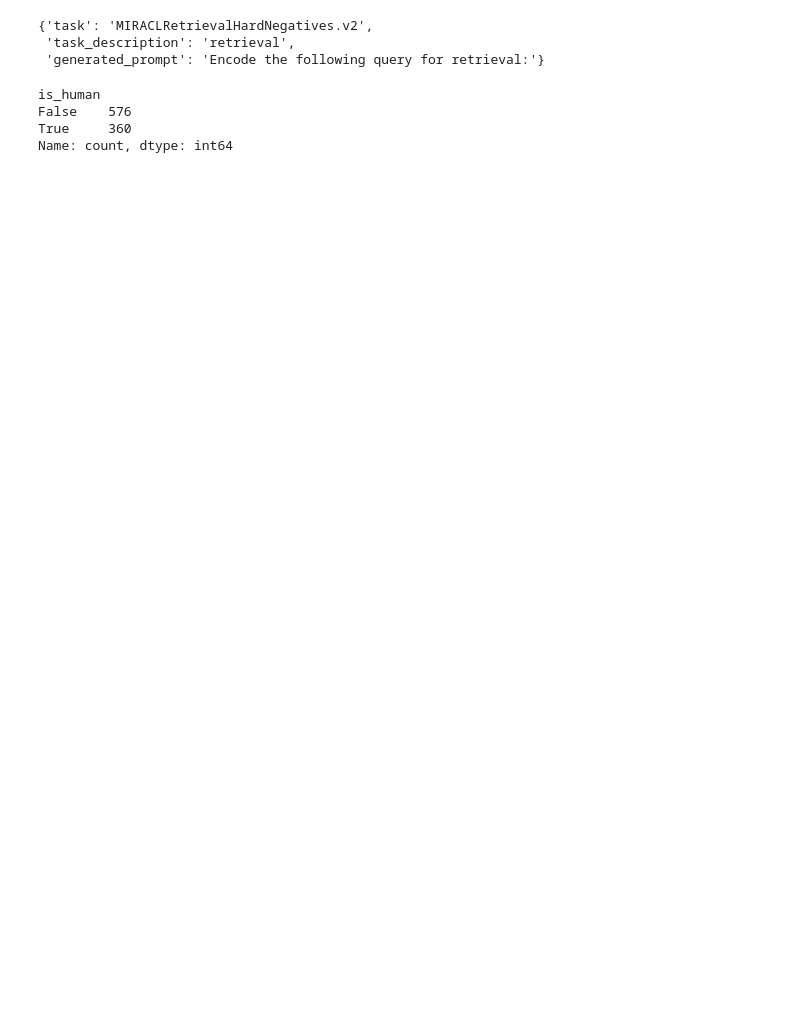
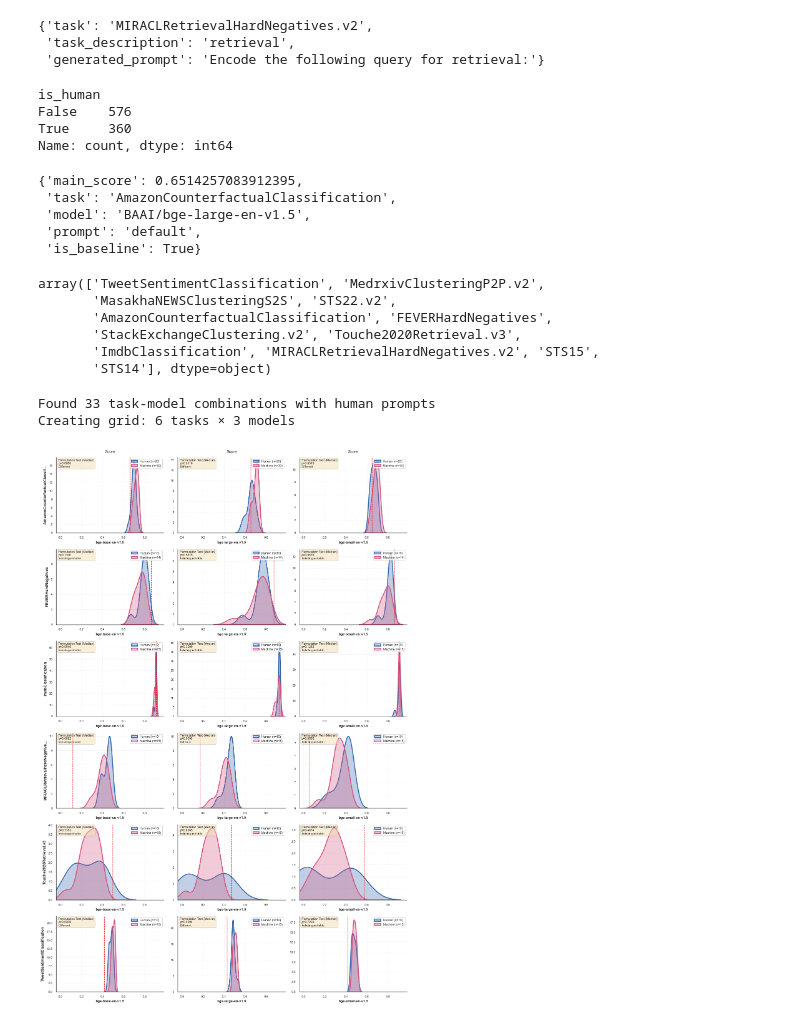
Before and after one commit to centre-for-humanities-computing/instruction-sensitivity-evaluation, a Jupyter notebook: src/data_analysis/CompareDitributions.ipynb, the cells around one changed output. Drawn from its saved outputs; the diff is of its cells as text; code cells hidden in the pictures; blank space fills up the shorter version.

Commit message:
upd analysis and image gen

```diff
--- a/src/data_analysis/CompareDitributions.ipynb
+++ b/src/data_analysis/CompareDitributions.ipynb
@@ -88,0 +91,32 @@ Name: count, dtype: int64
+# %%
+import mteb
+
+cache = mteb.ResultCache()
+# cache.download_from_remote(download_latest=True)
+
+results = cache.load_results(
+    models=df['model'].unique().tolist(),
+    tasks=df['task'].unique().tolist(),
+    include_remote=True, # default
+)
+
+baselines = []
+for result in results:
+    for task in result.task_results:
+        baselines.append(
+            {
+                "main_score": task.main_score,
+                "task": task.task_name,
+                "model": result.model_name,
+                "prompt": "default",
+                "is_baseline": True
+            }
+        )
+# %%
+baselines[0]
+# %% [output]
+{'main_score': 0.6514257083912395,
+ 'task': 'AmazonCounterfactualClassification',
+ 'model': 'BAAI/bge-large-en-v1.5',
+ 'prompt': 'default',
+ 'is_baseline': True}
@@ -88,0 +384,9 @@ Name: count, dtype: int64
+# %%
+df.task.unique()
+# %% [output]
+array(['TweetSentimentClassification', 'MedrxivClusteringP2P.v2',
+       'MasakhaNEWSClusteringS2S', 'STS22.v2',
+       'AmazonCounterfactualClassification', 'FEVERHardNegatives',
+       'StackExchangeClustering.v2', 'Touche2020Retrieval.v3',
+       'ImdbClassification', 'MIRACLRetrievalHardNegatives.v2', 'STS15',
+       'STS14'], dtype=object)
@@ -88,0 +401,14 @@ Name: count, dtype: int64
+# %%
+tasks = [
+    'TweetSentimentClassification',
+       'AmazonCounterfactualClassification', 'FEVERHardNegatives',
+        'Touche2020Retrieval.v3',
+       'ImdbClassification', 'MIRACLRetrievalHardNegatives.v2']
+
+fig, axes, results_df = plot_score_distributions(df, tasks, baselines, figsize_per_cell=(4, 3), alpha=0.05)
+plt.savefig('plots/human_vs_machine_1.png', dpi=300, bbox_inches='tight')
+plt.show()
+# %% [output]
+Found 33 task-model combinations with human prompts
+Creating grid: 6 tasks × 3 models
+[figure, added]
```
Also changed, not shown: parts of 4 cells of this notebook, 28 other files.
